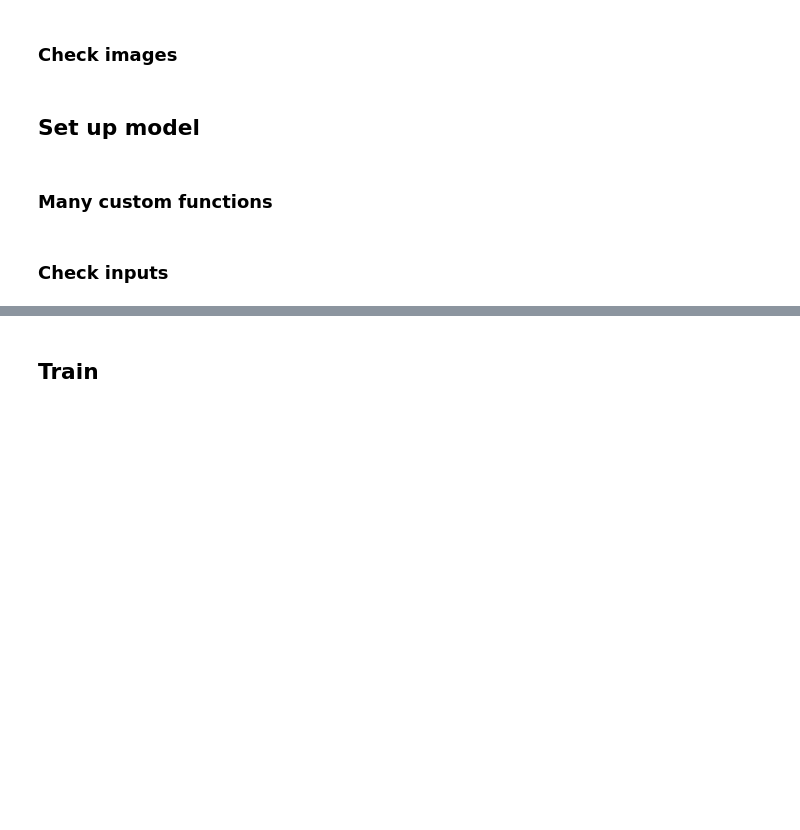
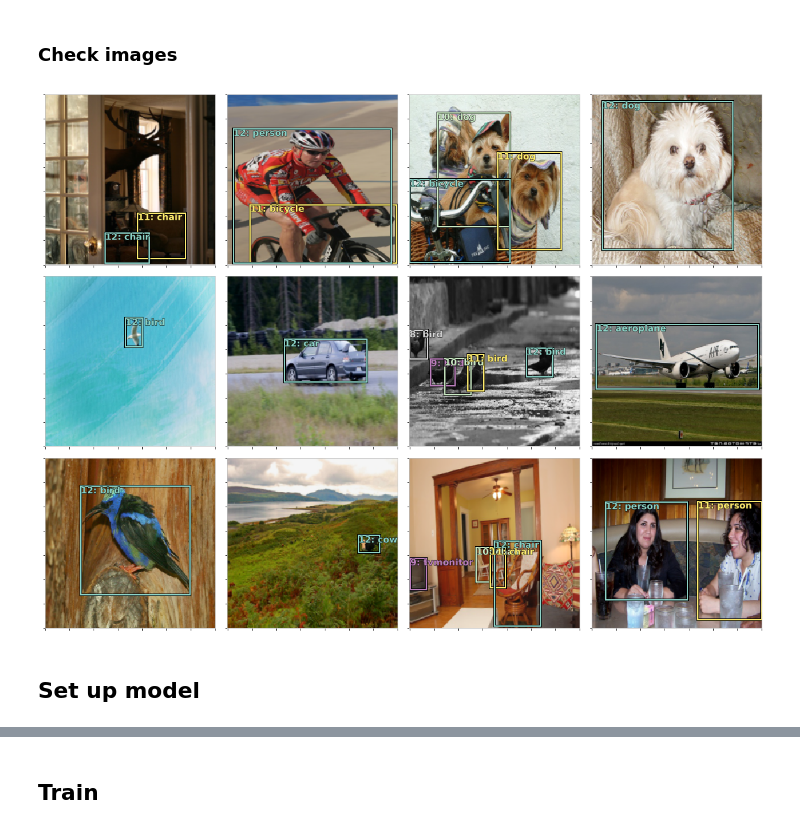
Before and after one commit to evgenysushko/fastai_course, a Jupyter notebook: dl2/quick-pascal-multi.ipynb, the cells around one changed output, grey strips where cells are left out. Saved outputs shown, nothing was run; the diff lists cells and outputs as text; code cells hidden in the pictures; blank space fills up the shorter version.

```diff
--- a/dl2/quick-pascal-multi.ipynb
+++ b/dl2/quick-pascal-multi.ipynb
@@ -134,3 +137,11 @@ plt.tight_layout()
 ## Set up data
 # %% [markdown]
 ### Data transformations
+# %%
+CLAS_CSV = PATH/'tmp/clas.csv'
+MBB_CSV = PATH/'tmp/mbb.csv'
+# %%
+mc = [[cats[p[1]] for p in trn_anno[o]] for o in trn_ids]
+id2cat = list(cats.values())
+cat2id = {v:k for k,v in enumerate(id2cat)}
+mcs = np.array([np.array([cat2id[p] for p in o]) for o in mc]); mcs
@@ -137,4 +169,14 @@ plt.tight_layout()
 # %% [markdown]
 ### Define model and augmentations
+# %%
+f_model=resnet34
+sz=224
+bs=64
+
+aug_tfms = [RandomRotate(3, p=0.5, tfm_y=TfmType.COORD),
+            RandomLighting(0.05, 0.05, tfm_y=TfmType.COORD),
+            RandomFlip(tfm_y=TfmType.COORD)]
+tfms = tfms_from_model(f_model, sz, crop_type=CropType.NO, tfm_y=TfmType.COORD, aug_tfms=aug_tfms)
+md = ImageClassifierData.from_csv(PATH, JPEGS, MBB_CSV, tfms=tfms, continuous=True, num_workers=4)
 # %% [markdown]
 ### Some new functions
@@ -141,10 +208,32 @@ plt.tight_layout()
 # %% [markdown]
 ### Custom datasets
+# %%
+class ConcatLblDataset(Dataset):
+    def __init__(self, ds, y2):
+        self.ds,self.y2 = ds,y2
+        self.sz = ds.sz
+    def __len__(self): return len(self.ds)
+
+    def __getitem__(self, i):
+        x,y = self.ds[i]
+        return (x, (y,self.y2[i]))
+
+trn_ds2 = ConcatLblDataset(md.trn_ds, trn_mcs)
+val_ds2 = ConcatLblDataset(md.val_ds, val_mcs)
+md.trn_dl.dataset = trn_ds2
+md.val_dl.dataset = val_ds2
 # %% [markdown]
 ### Check images
+# %%
+#x,y=to_np(next(iter(md.val_dl)))
+x,y=to_np(next(iter(md.trn_dl)))
+x=md.trn_ds.ds.denorm(x)
+
+fig, axes = plt.subplots(3, 4, figsize=(16, 12))
+for i,ax in enumerate(axes.flat):
+    show_ground_truth(ax, x[i], y[0][i], y[1][i])
+plt.tight_layout()
+# %% [output]
+[figure, added]
 # %% [markdown]
 ## Set up model
-# %% [markdown]
-### Many custom functions
-# %% [markdown]
-### Check inputs
```
Also changed, not shown: parts of 34 cells of this notebook.
